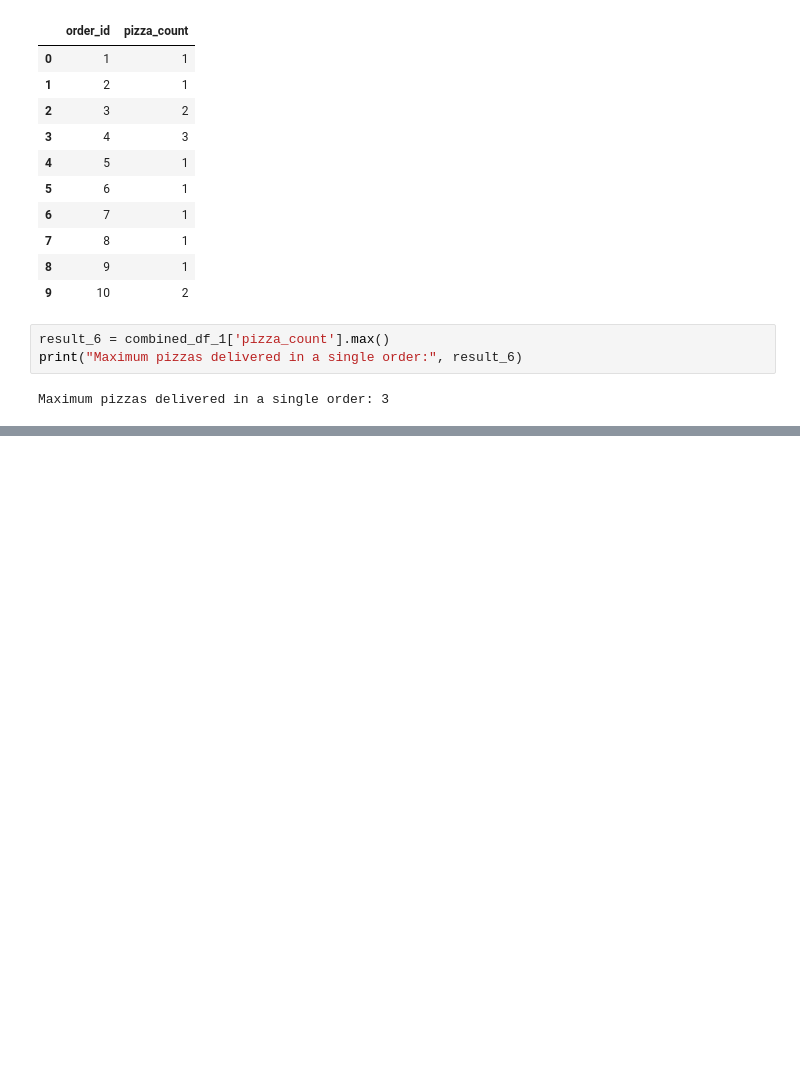
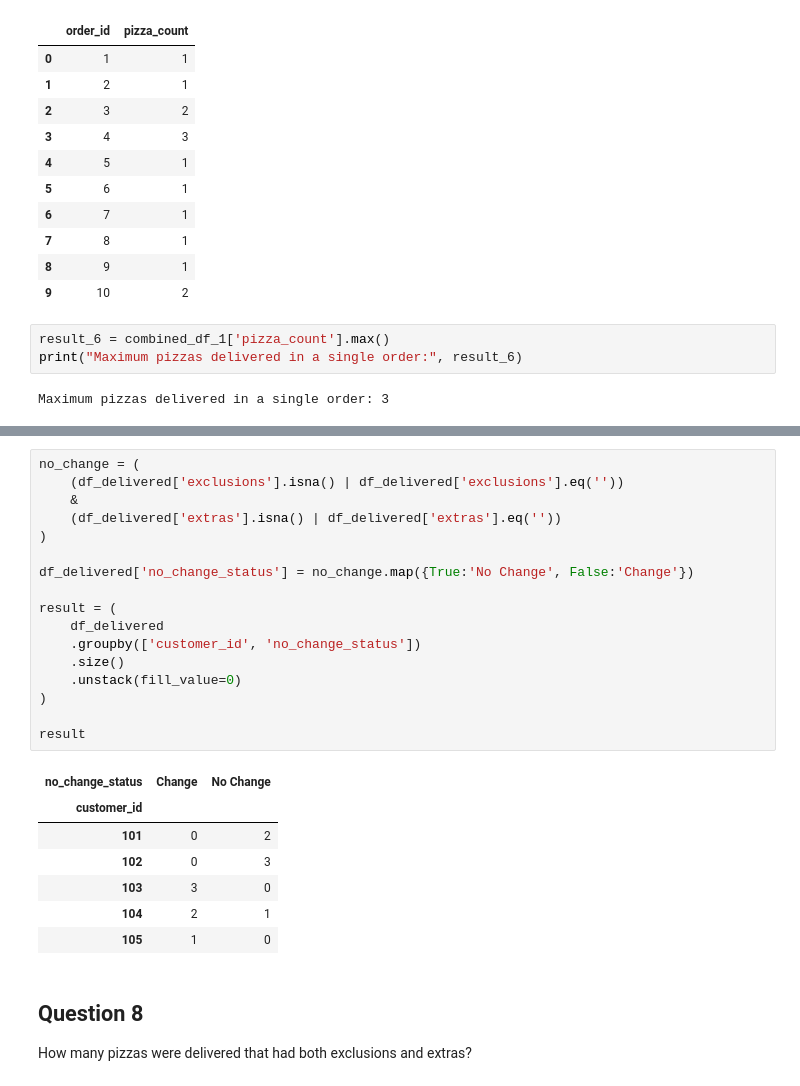
Before and after one commit to SmitaSoniS/8weeksqlchallenge, a Jupyter notebook: 02_pizza_runner/solution/solution.ipynb, the cells around one changed output, grey strips where cells are left out. Drawn from its saved outputs; the diff is of its cells as text; blank space fills up the shorter version.

```diff
--- a/02_pizza_runner/solution/solution.ipynb
+++ b/02_pizza_runner/solution/solution.ipynb
@@ -237,0 +224,29 @@ What is the successful delivery percentage for each runner?
+# %%
+no_change = (
+    (df_delivered['exclusions'].isna() | df_delivered['exclusions'].eq(''))
+    &
+    (df_delivered['extras'].isna() | df_delivered['extras'].eq(''))
+)
+
+df_delivered['no_change_status'] = no_change.map({True:'No Change', False:'Change'})
+
+result = (
+    df_delivered
+    .groupby(['customer_id', 'no_change_status'])
+    .size()
+    .unstack(fill_value=0)
+)
+
+result
+# %% [output]
+| no_change_status | Change | No Change |
+| customer_id |  |  |
+| 101 | 0 | 2 |
+| 102 | 0 | 3 |
+| 103 | 3 | 0 |
+| 104 | 2 | 1 |
+| 105 | 1 | 0 |
+# %% [markdown]
+## Question 8
+
+How many pizzas were delivered that had both exclusions and extras?
```
Also changed, not shown: parts of 11 cells of this notebook, 10 other files.
